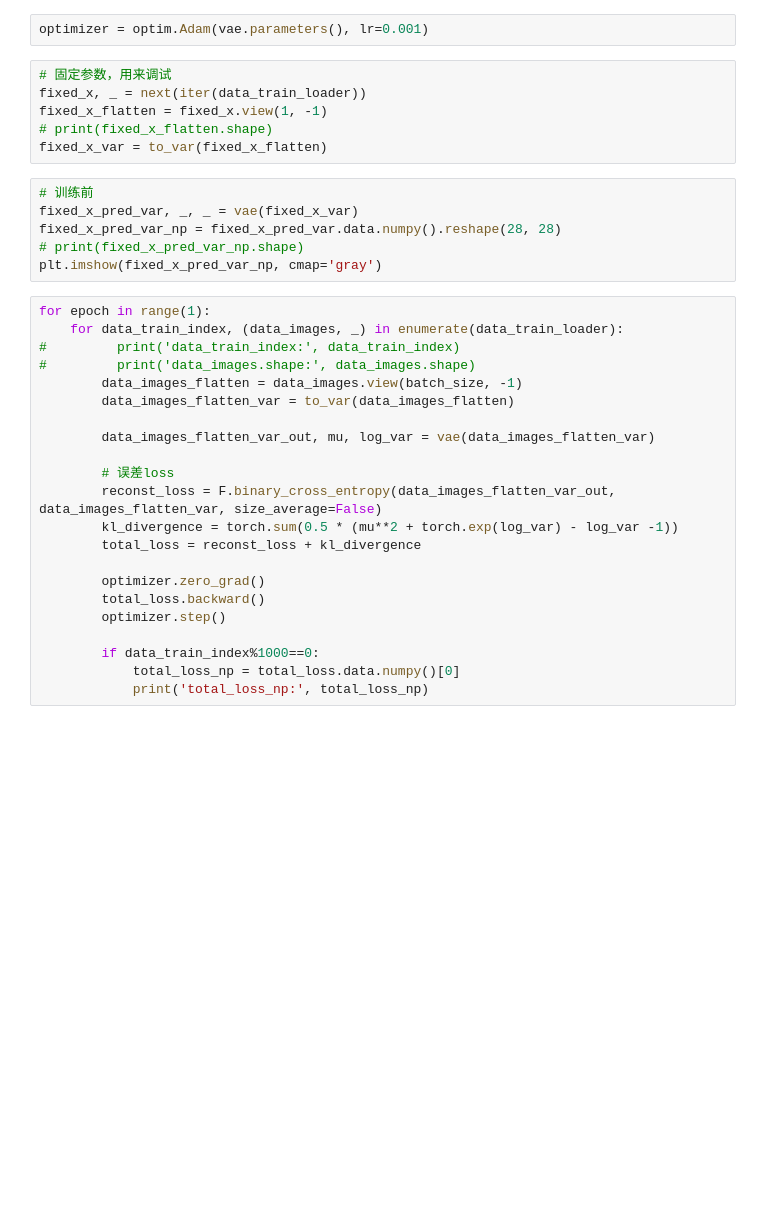
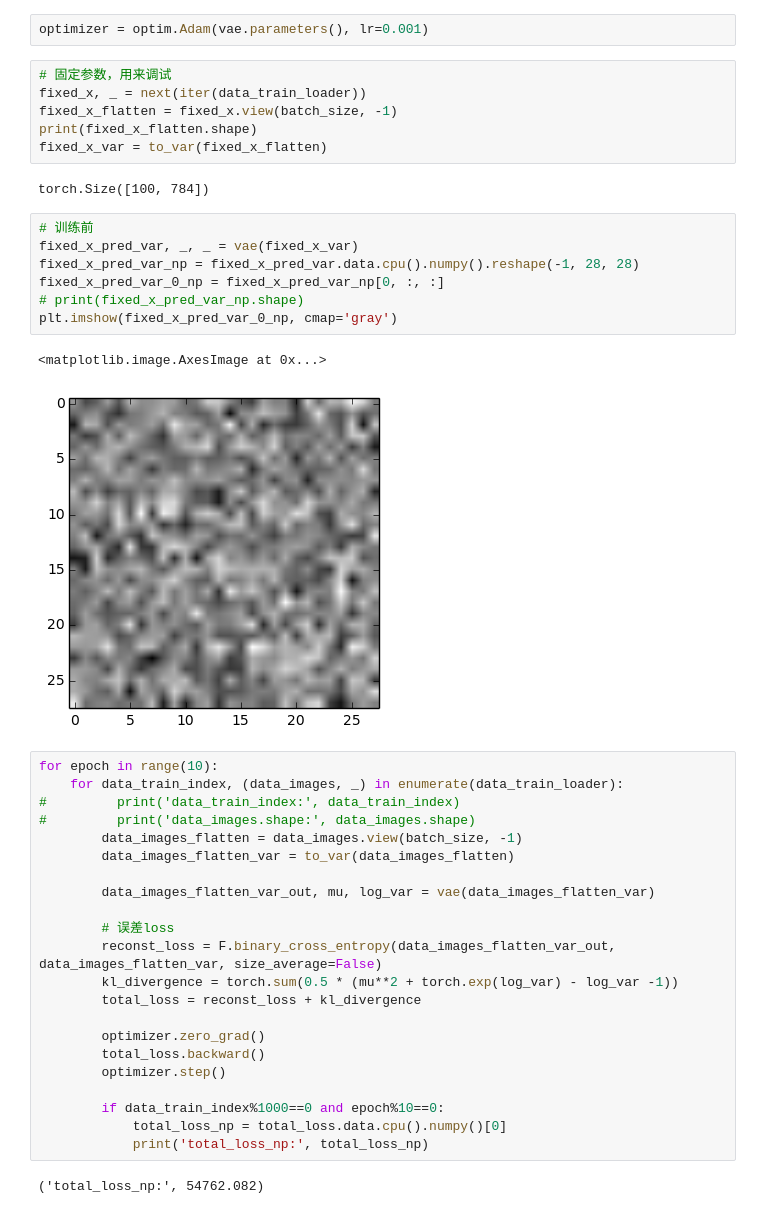
Before and after one commit to guanfuchen/statistics_model, a Jupyter notebook: vae/vae_mnist.ipynb, the cells around one changed output. Cells and saved outputs as stored; diff of their text form; blank space fills up the shorter version.

```diff
--- a/vae/vae_mnist.ipynb
+++ b/vae/vae_mnist.ipynb
@@ -57,17 +60,23 @@ optimizer = optim.Adam(vae.parameters(), lr=0.001)
 # %%
 # 固定参数，用来调试
 fixed_x, _ = next(iter(data_train_loader))
-fixed_x_flatten = fixed_x.view(1, -1)
-# print(fixed_x_flatten.shape)
+fixed_x_flatten = fixed_x.view(batch_size, -1)
+print(fixed_x_flatten.shape)
 fixed_x_var = to_var(fixed_x_flatten)
+# %% [output]
+torch.Size([100, 784])
 # %%
 # 训练前
 fixed_x_pred_var, _, _ = vae(fixed_x_var)
-fixed_x_pred_var_np = fixed_x_pred_var.data.numpy().reshape(28, 28)
+fixed_x_pred_var_np = fixed_x_pred_var.data.cpu().numpy().reshape(-1, 28, 28)
+fixed_x_pred_var_0_np = fixed_x_pred_var_np[0, :, :]
 # print(fixed_x_pred_var_np.shape)
-plt.imshow(fixed_x_pred_var_np, cmap='gray')
+plt.imshow(fixed_x_pred_var_0_np, cmap='gray')
+# %% [output]
+<matplotlib.image.AxesImage at 0x...>
+[figure, added]
 # %%
-for epoch in range(1):
+for epoch in range(10):
     for data_train_index, (data_images, _) in enumerate(data_train_loader):
 #         print('data_train_index:', data_train_index)
 #         print('data_images.shape:', data_images.shape)
@@ -85,9 +94,11 @@ for epoch in range(1):
         total_loss.backward()
         optimizer.step()
 
-        if data_train_index%1000==0:
-            total_loss_np = total_loss.data.numpy()[0]
+        if data_train_index%1000==0 and epoch%10==0:
+            total_loss_np = total_loss.data.cpu().numpy()[0]
             print('total_loss_np:', total_loss_np)
+# %% [output]
+('total_loss_np:', 54762.082)
 # %%
 # 训练后
 fixed_x_pred_var, _, _ = vae(fixed_x_var)
```
Also changed, not shown: parts of 3 cells of this notebook, 1 other file.
